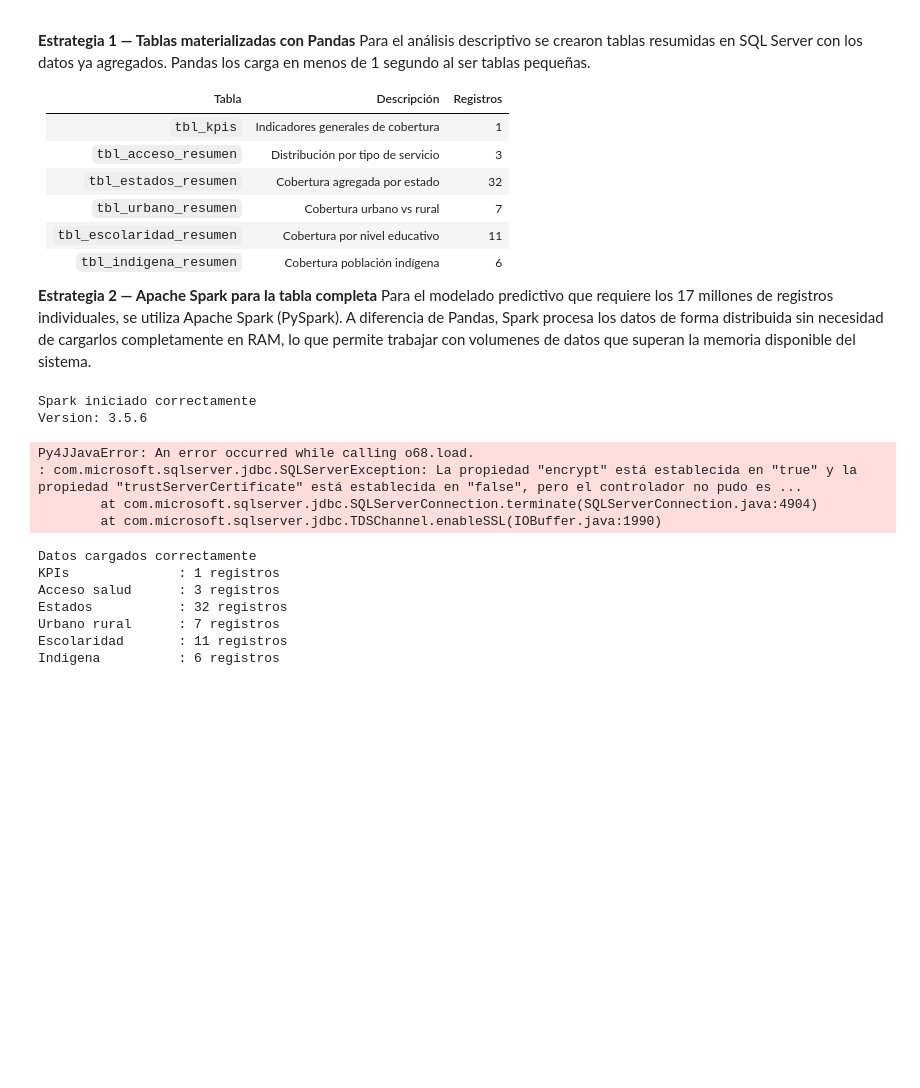
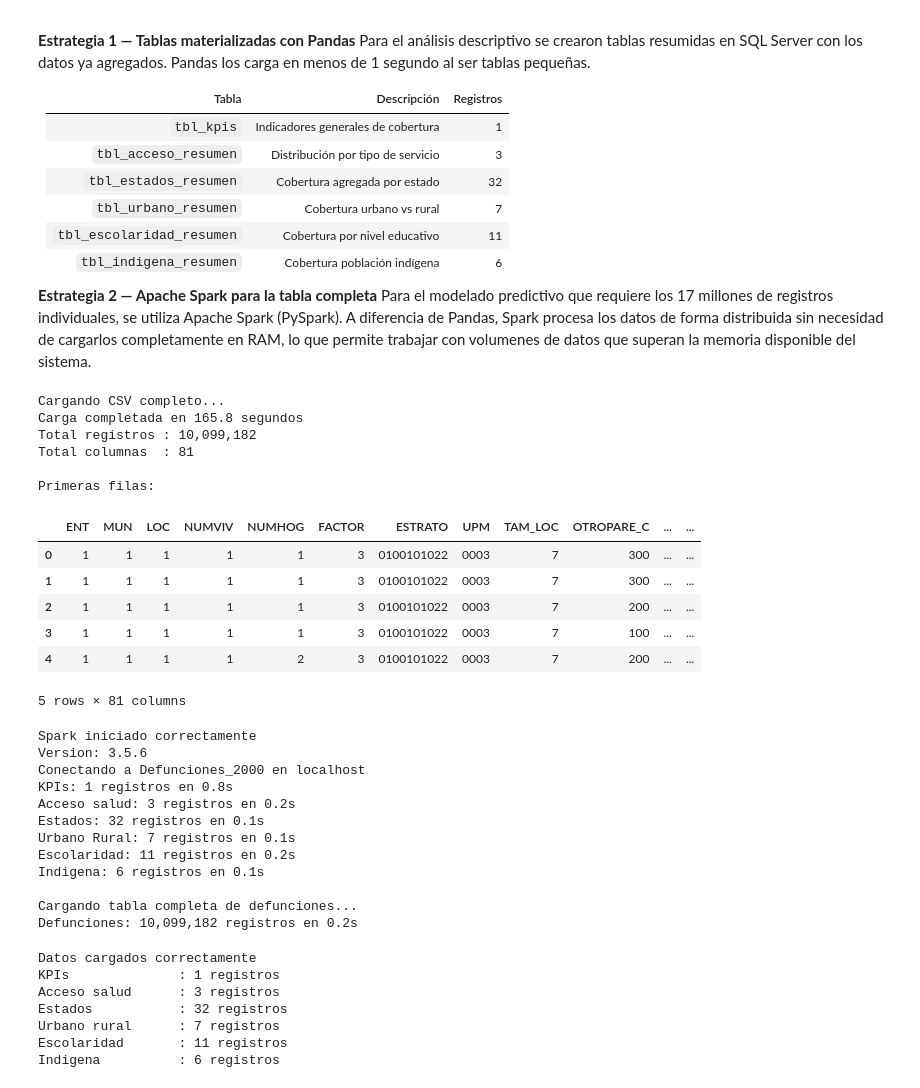
Before and after one commit to Carpuro/censo-salud-mexico-2000, a Jupyter notebook: notebooks/Actividad_Defunciones_SQL.ipynb, the cells around one changed output. Cells and saved outputs as stored; diff of their text form; code cells hidden in the pictures; blank space fills up the shorter version.

```diff
--- a/notebooks/Actividad_Defunciones_SQL.ipynb
+++ b/notebooks/Actividad_Defunciones_SQL.ipynb
@@ -92,10 +100,52 @@ Para el modelado predictivo que requiere los 17 millones de registros individual
 se utiliza Apache Spark (PySpark). A diferencia de Pandas, Spark procesa los datos
 de forma distribuida sin necesidad de cargarlos completamente en RAM, lo que permite
 trabajar con volumenes de datos que superan la memoria disponible del sistema.
+# %%
+import pandas as pd
+import time
+
+print('Cargando CSV completo...')
+inicio = time.time()
+
+df_csv = pd.read_csv(
+    r'C:\Users\carlo\Downloads\censo_2000.csv',
+    low_memory=False
+)
+
+tiempo = time.time() - inicio
+print(f'Carga completada en {tiempo:.1f} segundos')
+print(f'Total registros : {len(df_csv):,}')
+print(f'Total columnas  : {len(df_csv.columns)}')
+print(f'\nPrimeras filas:')
+df_csv.head()
+# %% [output]
+Cargando CSV completo...
+Carga completada en 165.8 segundos
+Total registros : 10,099,182
+Total columnas  : 81
+
+Primeras filas:
+|  | ENT | MUN | LOC | NUMVIV | NUMHOG | FACTOR | ESTRATO | UPM | TAM_LOC | OTROPARE_C | ... | ... |
+| 0 | 1 | 1 | 1 | 1 | 1 | 3 | 0100101022 | 0003 | 7 | 300 | ... | ... |
+| 1 | 1 | 1 | 1 | 1 | 1 | 3 | 0100101022 | 0003 | 7 | 300 | ... | ... |
+| 2 | 1 | 1 | 1 | 1 | 1 | 3 | 0100101022 | 0003 | 7 | 200 | ... | ... |
+| 3 | 1 | 1 | 1 | 1 | 1 | 3 | 0100101022 | 0003 | 7 | 100 | ... | ... |
+| 4 | 1 | 1 | 1 | 1 | 2 | 3 | 0100101022 | 0003 | 7 | 200 | ... | ... |
+5 rows × 81 columns
 # %%
+from dotenv import load_dotenv
+import os
 from pyspark.sql import SparkSession
 from pyspark.sql.functions import col, when
 import time
+
+# Cargar variables de entorno
+load_dotenv()
+
+DB_USER   = os.getenv('DB_USER')
+DB_PASS   = os.getenv('DB_PASSWORD')
+DB_SERVER = os.getenv('DB_SERVER')
+DB_NAME   = os.getenv('DB_NAME')
 
 # Detener sesion anterior si existe
 try:
@@ -114,9 +164,10 @@ spark = SparkSession.builder \
 
 print(f'Spark iniciado correctamente')
 print(f'Version: {spark.version}')
+print(f'Conectando a {DB_NAME} en {DB_SERVER}')
 
-# URL de conexion con autenticacion de Windows
-jdbc_url = "jdbc:sqlserver://localhost:1433;databaseName=Defunciones_2000;integratedSecurity=true;encrypt=false;trustServerCertificate=true"
+# URL de conexion
+jdbc_url = f"jdbc:sqlserver://{DB_SERVER}:1433;databaseName={DB_NAME};encrypt=false;trustServerCertificate=true"
 
 # Funcion para cargar tablas
 def cargar_tabla(tabla, descripcion):
@@ -125,6 +176,8 @@ def cargar_tabla(tabla, descripcion):
         .format("jdbc") \
         .option("url", jdbc_url) \
         .option("dbtable", tabla) \
+        .option("user", DB_USER) \
+        .option("password", DB_PASS) \
         .option("driver", "com.microsoft.sqlserver.jdbc.SQLServerDriver") \
         .load()
     tiempo = time.time() - inicio
@@ -145,10 +198,16 @@ df_defunciones = cargar_tabla("defunciones", "Defunciones")
 # %% [output]
 Spark iniciado correctamente
 Version: 3.5.6
+Conectando a Defunciones_2000 en localhost
+KPIs: 1 registros en 0.8s
+Acceso salud: 3 registros en 0.2s
+Estados: 32 registros en 0.1s
+Urbano Rural: 7 registros en 0.1s
+Escolaridad: 11 registros en 0.2s
+Indigena: 6 registros en 0.1s
+
+Cargando tabla completa de defunciones...
+Defunciones: 10,099,182 registros en 0.2s
-Py4JJavaError: An error occurred while calling o68.load.
-: com.microsoft.sqlserver.jdbc.SQLServerException: La propiedad "encrypt" está establecida en "true" y la propiedad "trustServerCertificate" está establecida en "false", pero el controlador no pudo es ...
-        at com.microsoft.sqlserver.jdbc.SQLServerConnection.terminate(SQLServerConnection.java:4904)
-        at com.microsoft.sqlserver.jdbc.TDSChannel.enableSSL(IOBuffer.java:1990)
 # %%
 # Cargar desde tablas materializadas
 df_kpis = pd.read_sql('SELECT * FROM tbl_kpis', conn)
```
Also changed, not shown: parts of 1 cell of this notebook.
